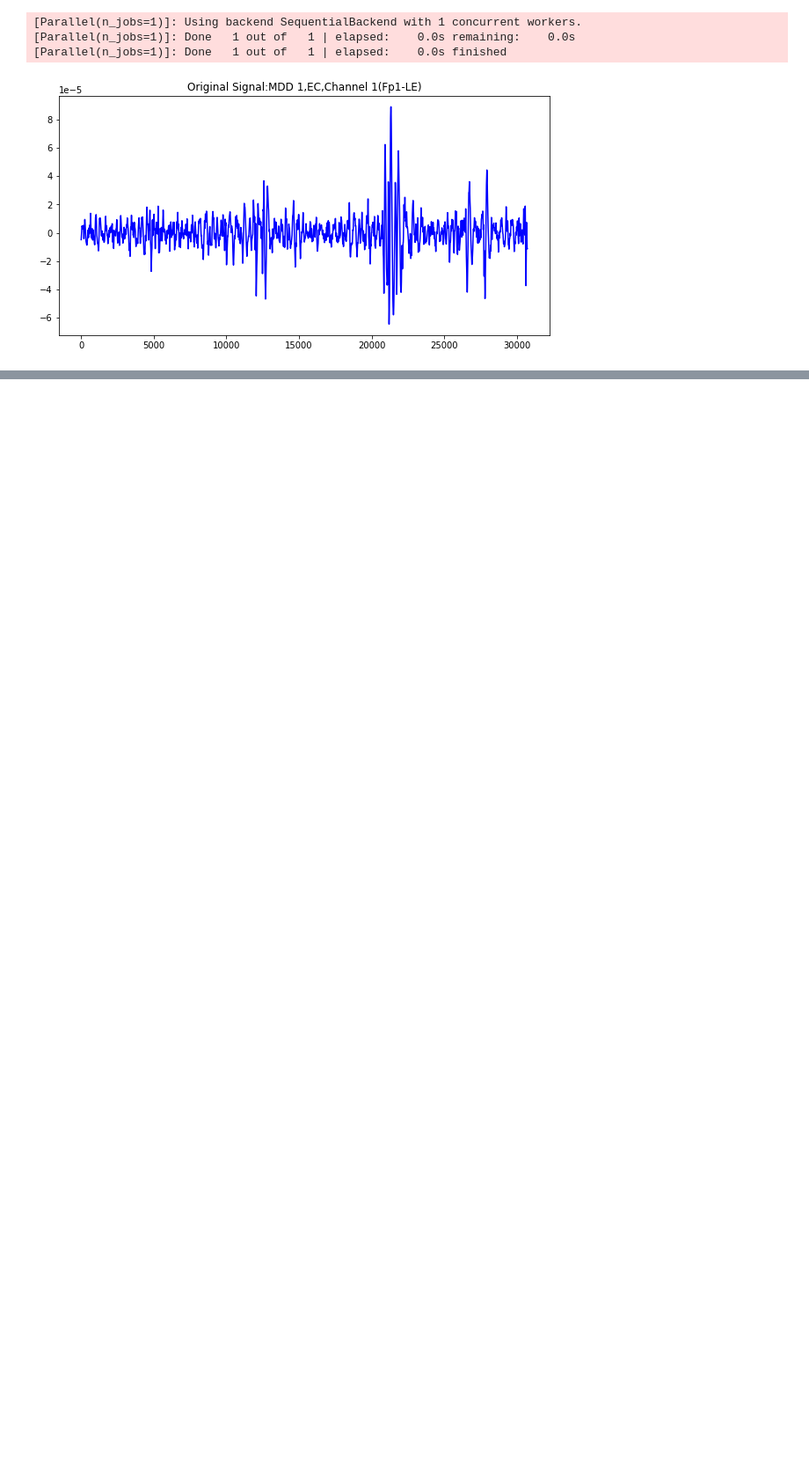
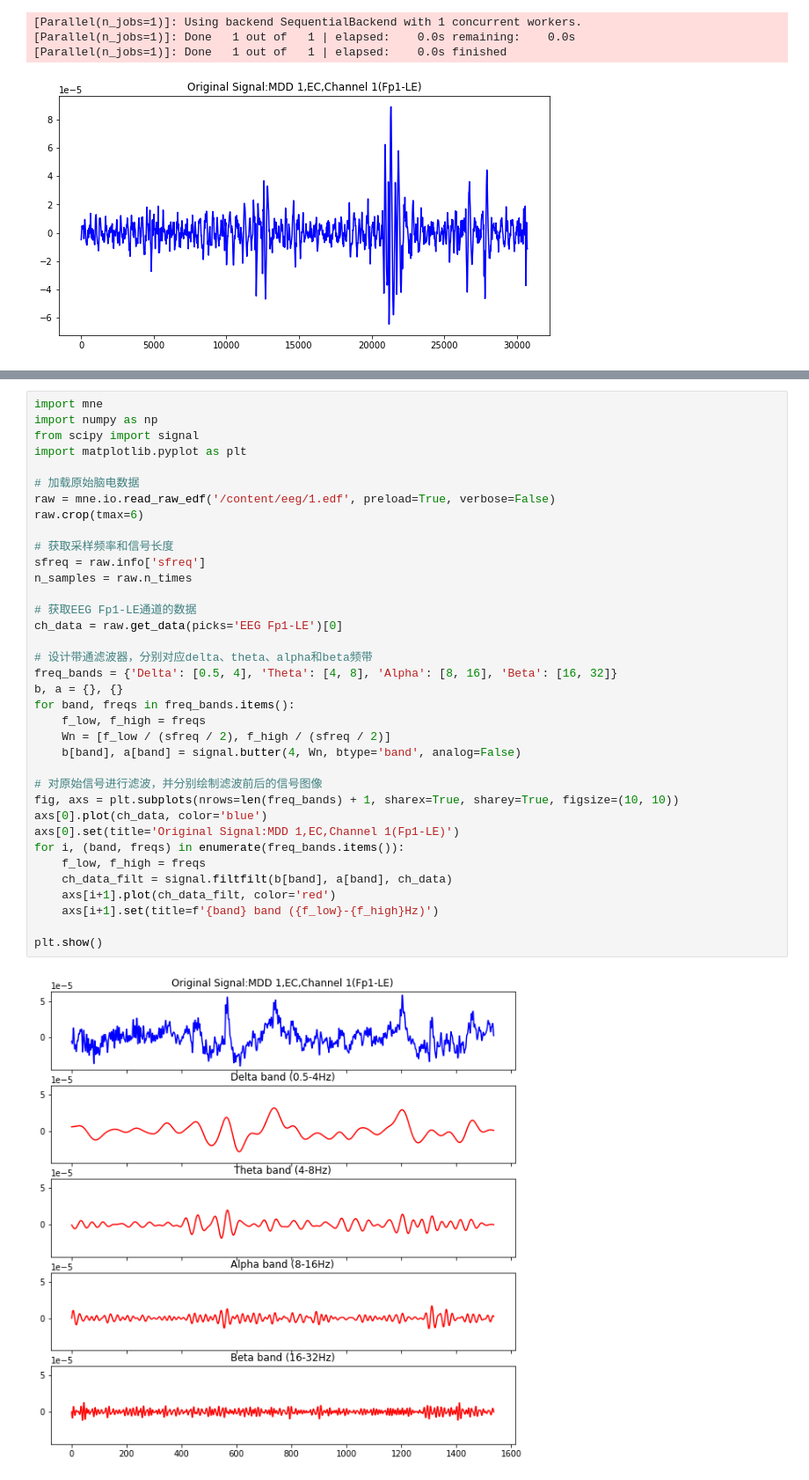
Before and after one commit to ws17863276480/Deep-Learning-Emotion-Decoding-using-EEG-data-from-Autism-individuals, a Jupyter notebook: eeg.ipynb, the cells around one changed output, grey strips where cells are left out. Shown at 88% size. Saved outputs shown, nothing was run; the diff lists cells and outputs as text; blank space fills up the shorter version.

```diff
--- a/eeg.ipynb
+++ b/eeg.ipynb
@@ -427,0 +124,38 @@ KeyboardInterrupt: ignored
+# %%
+import mne
+import numpy as np
+from scipy import signal
+import matplotlib.pyplot as plt
+
+# 加载原始脑电数据
+raw = mne.io.read_raw_edf('/content/eeg/1.edf', preload=True, verbose=False)
+raw.crop(tmax=6)
+
+# 获取采样频率和信号长度
+sfreq = raw.info['sfreq']
+n_samples = raw.n_times
+
+# 获取EEG Fp1-LE通道的数据
+ch_data = raw.get_data(picks='EEG Fp1-LE')[0]
+
+# 设计带通滤波器，分别对应delta、theta、alpha和beta频带
+freq_bands = {'Delta': [0.5, 4], 'Theta': [4, 8], 'Alpha': [8, 16], 'Beta': [16, 32]}
+b, a = {}, {}
+for band, freqs in freq_bands.items():
+    f_low, f_high = freqs
+    Wn = [f_low / (sfreq / 2), f_high / (sfreq / 2)]
+    b[band], a[band] = signal.butter(4, Wn, btype='band', analog=False)
+
+# 对原始信号进行滤波，并分别绘制滤波前后的信号图像
+fig, axs = plt.subplots(nrows=len(freq_bands) + 1, sharex=True, sharey=True, figsize=(10, 10))
+axs[0].plot(ch_data, color='blue')
+axs[0].set(title='Original Signal:MDD 1,EC,Channel 1(Fp1-LE)')
+for i, (band, freqs) in enumerate(freq_bands.items()):
+    f_low, f_high = freqs
+    ch_data_filt = signal.filtfilt(b[band], a[band], ch_data)
+    axs[i+1].plot(ch_data_filt, color='red')
+    axs[i+1].set(title=f'{band} band ({f_low}-{f_high}Hz)')
+
+plt.show()
+# %% [output]
+[figure, added]
```
Also changed, not shown: parts of 14 cells of this notebook.
